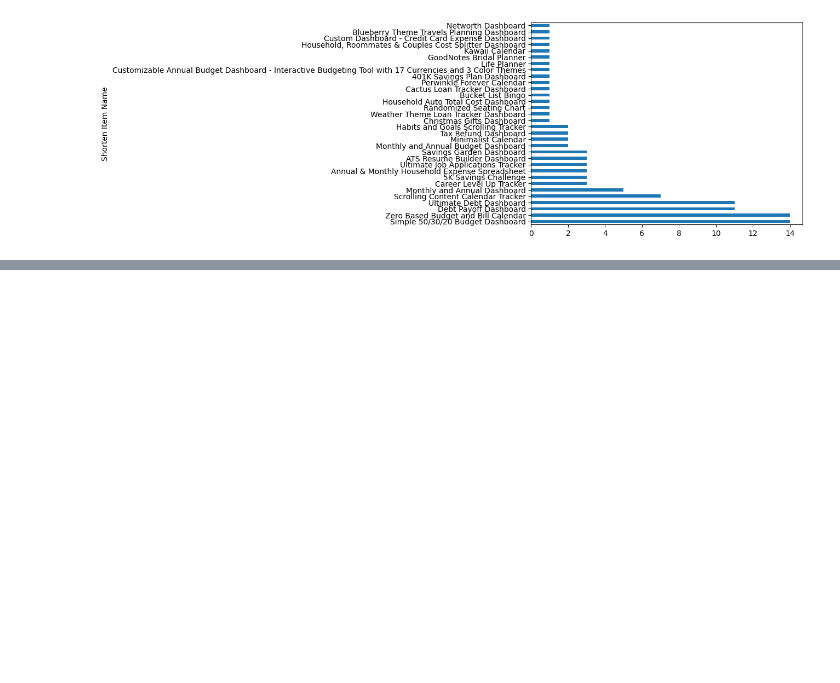
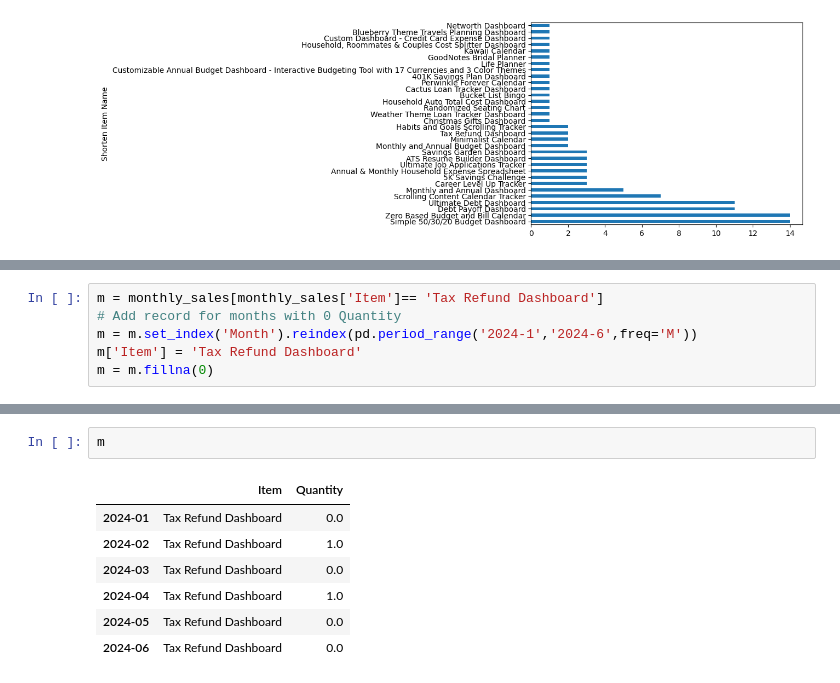
Before and after one commit to sc6354/Demand-Forecasting, a Jupyter notebook: forecasting.ipynb, the cells around one changed output, grey strips where cells are left out. Saved outputs shown, nothing was run; the diff lists cells and outputs as text; blank space fills up the shorter version.

```diff
--- a/forecasting.ipynb
+++ b/forecasting.ipynb
@@ -103,0 +186,6 @@ quantity = sales_2024['Month'].groupby(sales_2024['Shorten Item Name']).value_co
+# %%
+m = monthly_sales[monthly_sales['Item']== 'Tax Refund Dashboard']
+# Add record for months with 0 Quantity
+m = m.set_index('Month').reindex(pd.period_range('2024-1','2024-6',freq='M'))
+m['Item'] = 'Tax Refund Dashboard'
+m = m.fillna(0)
@@ -103,0 +212,10 @@ quantity = sales_2024['Month'].groupby(sales_2024['Shorten Item Name']).value_co
+# %%
+m
+# %% [output]
+|  | Item | Quantity |
+| 2024-01 | Tax Refund Dashboard | 0.0 |
+| 2024-02 | Tax Refund Dashboard | 1.0 |
+| 2024-03 | Tax Refund Dashboard | 0.0 |
+| 2024-04 | Tax Refund Dashboard | 1.0 |
+| 2024-05 | Tax Refund Dashboard | 0.0 |
+| 2024-06 | Tax Refund Dashboard | 0.0 |
```
Also changed, not shown: parts of 11 cells of this notebook.
